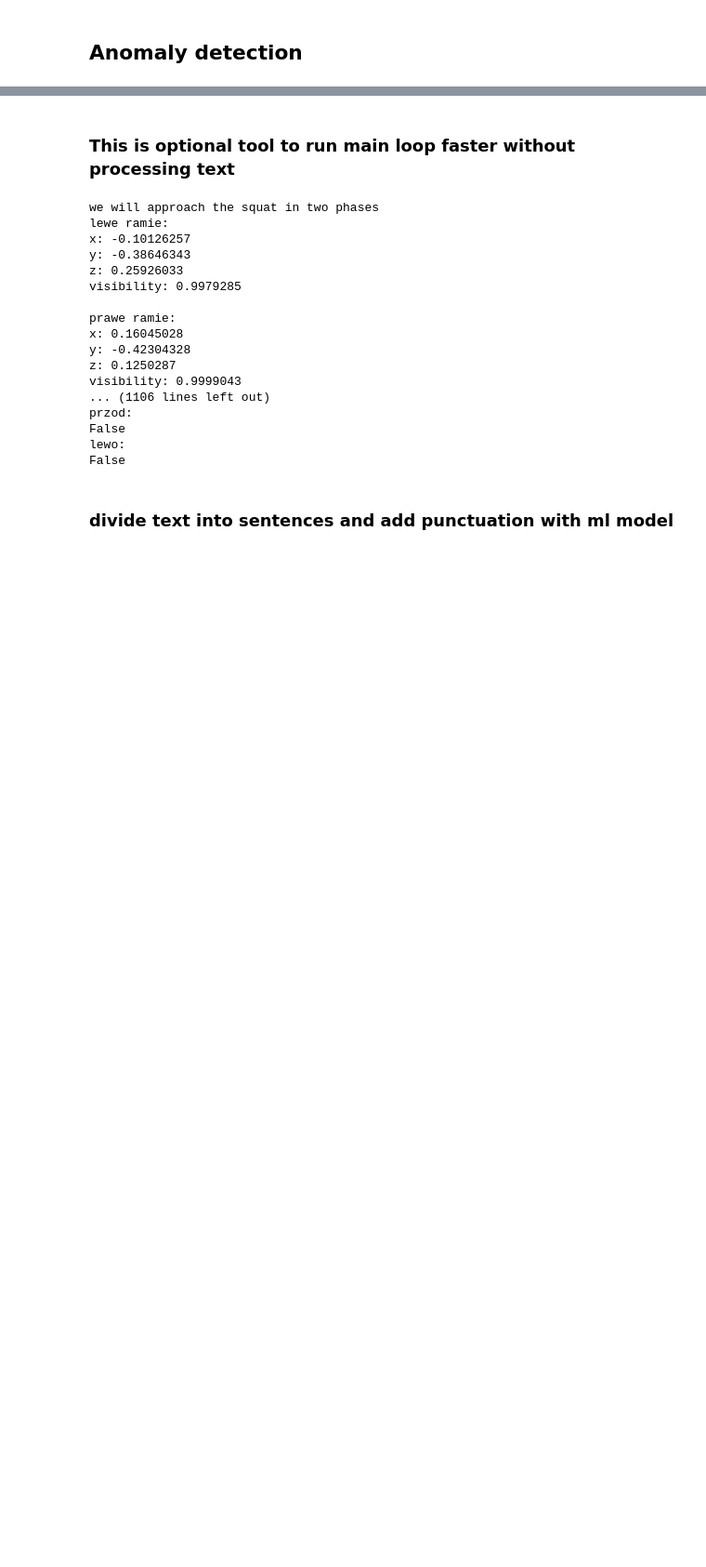
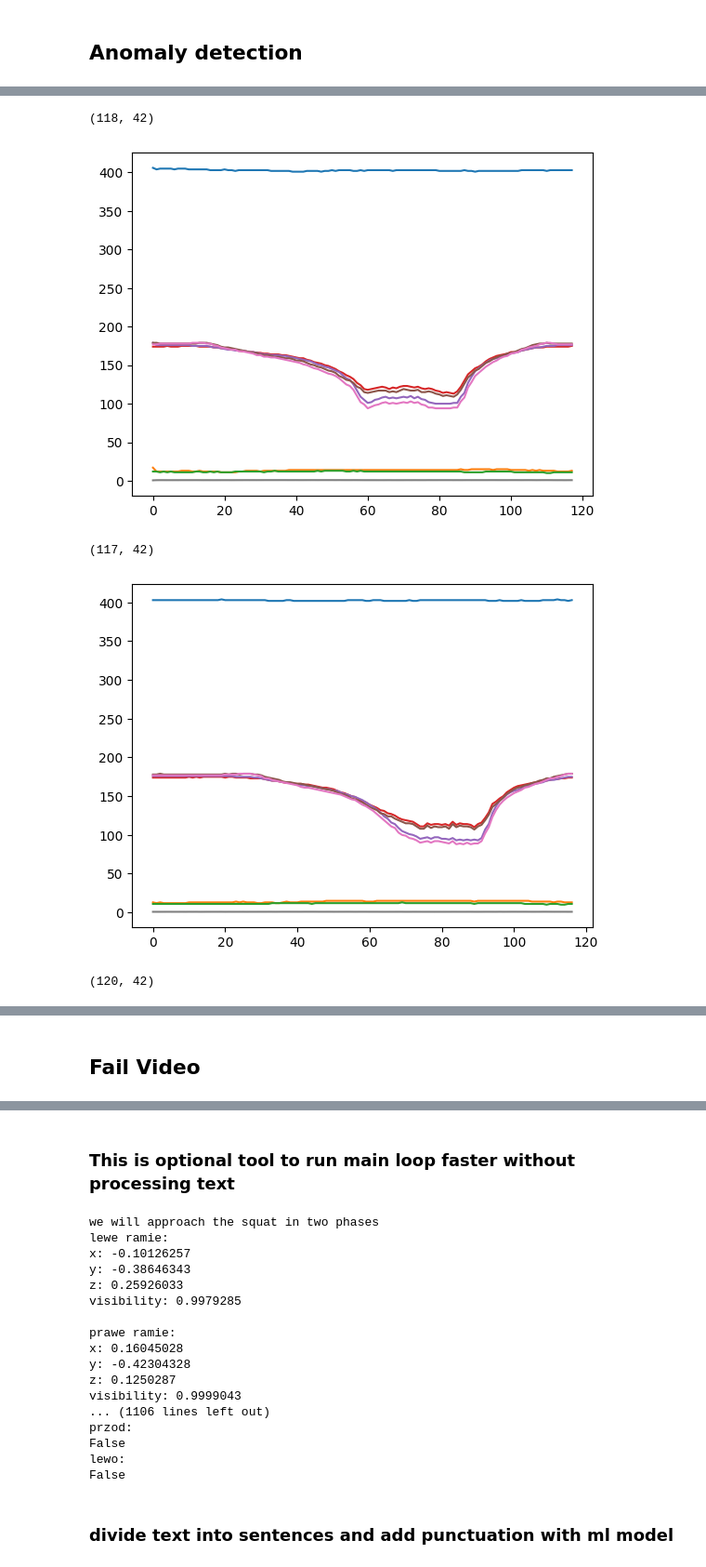
Before and after one commit to GymMachineLearning/ml_model_alt, a Jupyter notebook: notebooks/preprocess_data.ipynb, the cells around one changed output, grey strips where cells are left out. Shown at 93% size. Cells and saved outputs as stored; diff of their text form; code cells hidden in the pictures; blank space fills up the shorter version.

```diff
--- a/notebooks/preprocess_data.ipynb
+++ b/notebooks/preprocess_data.ipynb
@@ -1056,0 +1078,13 @@ for seg in segments:
+# %%
+for seg in segments:
+  print(seg.shape)
+  plt.plot(seg[:,34:])
+  plt.show()
+    # plt.plot(seg)
+    # plt.show()
+# %% [output]
+(118, 42)
+[figure, added]
+(117, 42)
+[figure, added]
+(120, 42)
@@ -1056,0 +1092,2 @@ for seg in segments:
+# %% [markdown]
+## Fail Video
```
Also changed, not shown: parts of 13 cells of this notebook.
